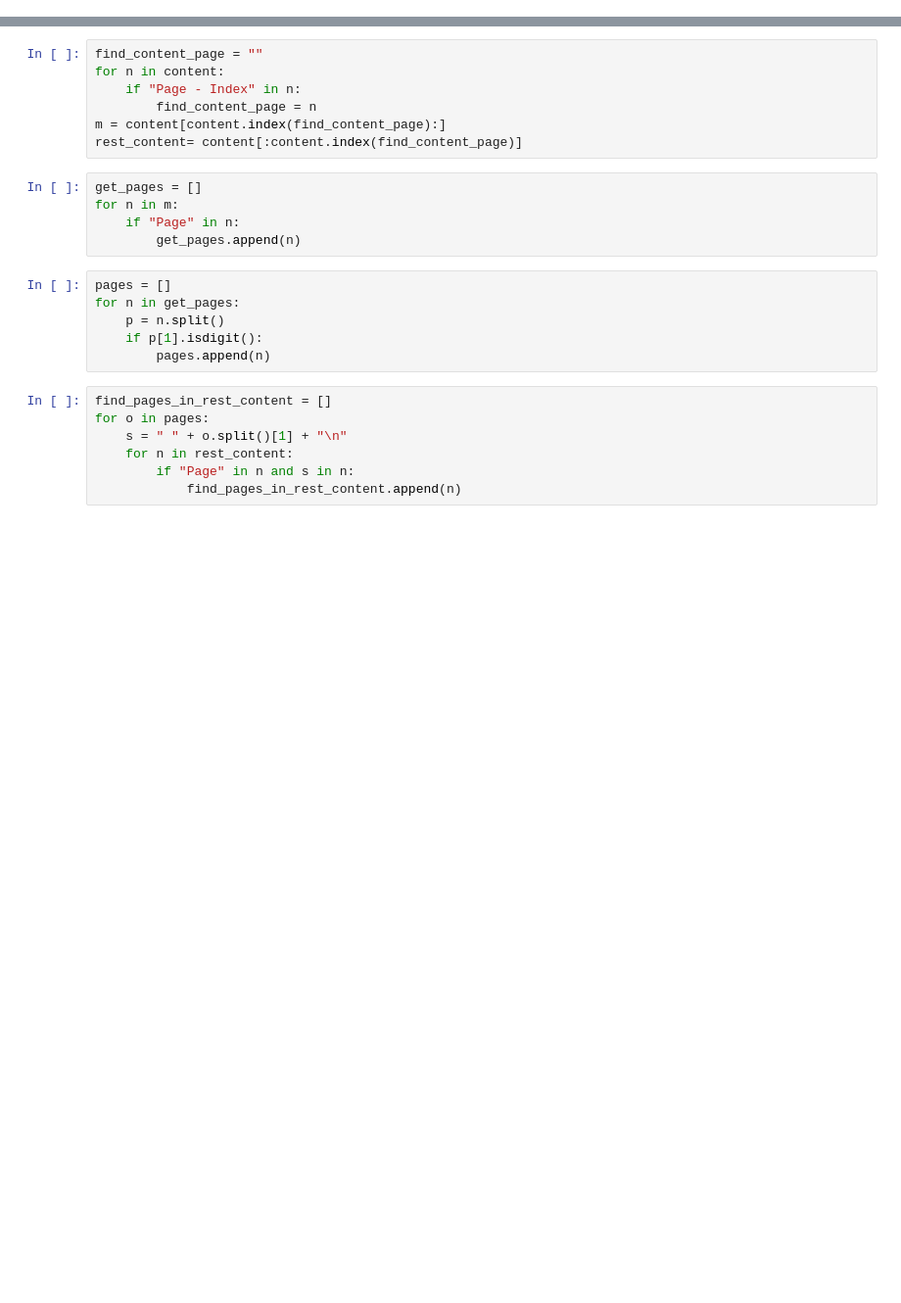
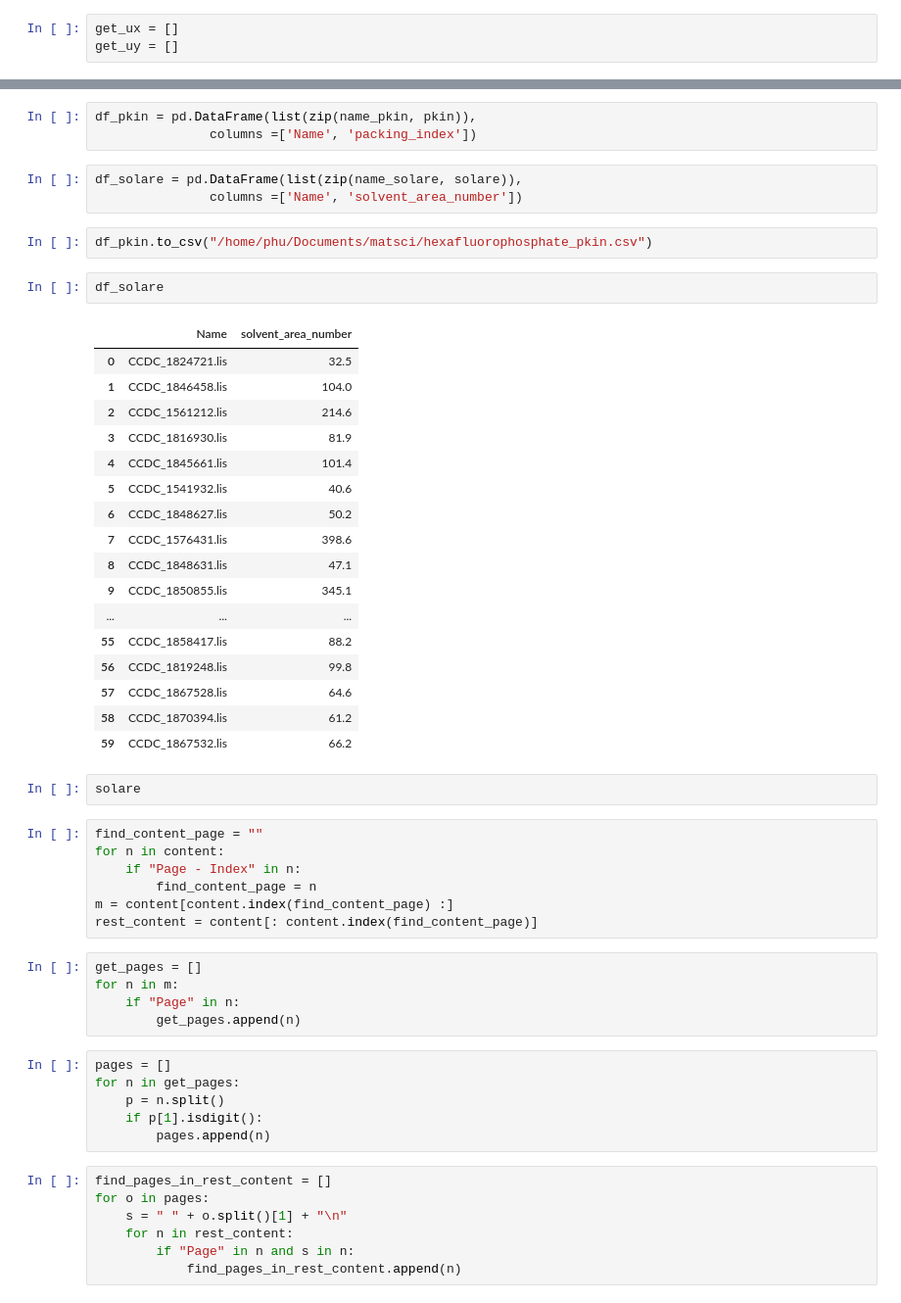
Before and after one commit to phunguyen1195/matsci_dev, a Jupyter notebook: implementing_platon_calcvoid.ipynb, the cells around one changed output, grey strips where cells are left out. Shown at 98% size. Saved outputs shown, nothing was run; the diff lists cells and outputs as text; blank space fills up the shorter version.

```diff
--- a/implementing_platon_calcvoid.ipynb
+++ b/implementing_platon_calcvoid.ipynb
@@ -16,0 +118,3 @@ for filepath in glob.iglob(dir + '*.lis'):
+# %%
+get_ux = []
+get_uy = []
@@ -17,10 +241,40 @@ for filepath in glob.iglob(dir + '*.lis'):
+# %%
+df_pkin = pd.DataFrame(list(zip(name_pkin, pkin)),
+               columns =['Name', 'packing_index'])
+# %%
+df_solare = pd.DataFrame(list(zip(name_solare, solare)),
+               columns =['Name', 'solvent_area_number'])
+# %%
+df_pkin.to_csv("/home/phu/Documents/matsci/hexafluorophosphate_pkin.csv")
+# %%
+df_solare
+# %% [output]
+|  | Name | solvent_area_number |
+| 0 | CCDC_1824721.lis | 32.5 |
+| 1 | CCDC_1846458.lis | 104.0 |
+| 2 | CCDC_1561212.lis | 214.6 |
+| 3 | CCDC_1816930.lis | 81.9 |
+| 4 | CCDC_1845661.lis | 101.4 |
+| 5 | CCDC_1541932.lis | 40.6 |
+| 6 | CCDC_1848627.lis | 50.2 |
+| 7 | CCDC_1576431.lis | 398.6 |
+| 8 | CCDC_1848631.lis | 47.1 |
+| 9 | CCDC_1850855.lis | 345.1 |
+| ... | ... | ... |
+| 55 | CCDC_1858417.lis | 88.2 |
+| 56 | CCDC_1819248.lis | 99.8 |
+| 57 | CCDC_1867528.lis | 64.6 |
+| 58 | CCDC_1870394.lis | 61.2 |
+| 59 | CCDC_1867532.lis | 66.2 |
+# %%
+solare
 # %%
 find_content_page = ""
 for n in content:
     if "Page - Index" in n:
         find_content_page = n
-m = content[content.index(find_content_page):]
-rest_content= content[:content.index(find_content_page)]
+m = content[content.index(find_content_page) :]
+rest_content = content[: content.index(find_content_page)]
 # %%
 get_pages = []
 for n in m:
```
Also changed, not shown: parts of 23 cells of this notebook, 7 other files.
